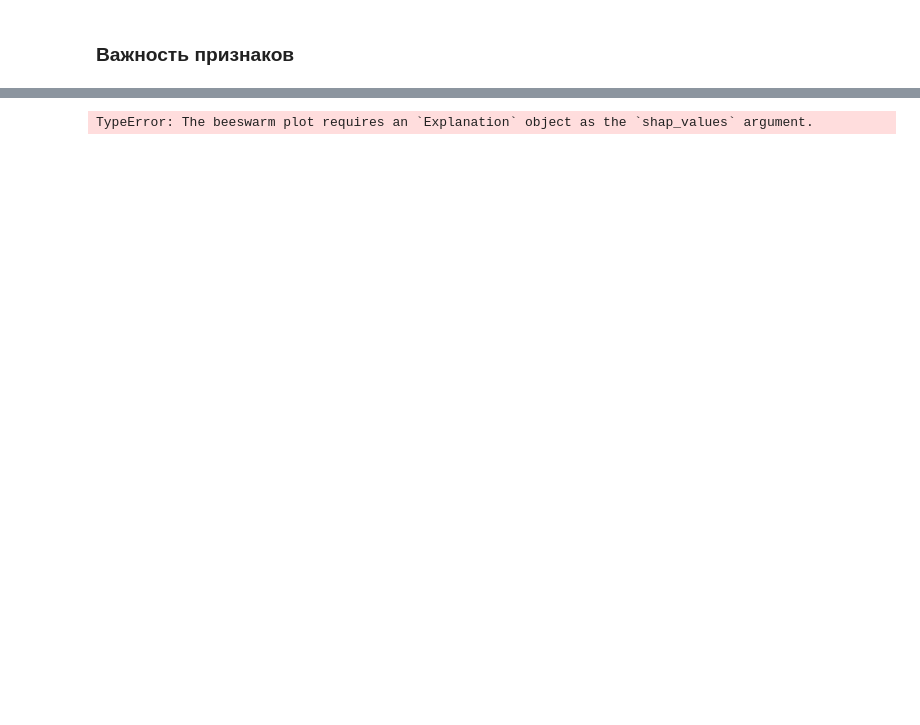
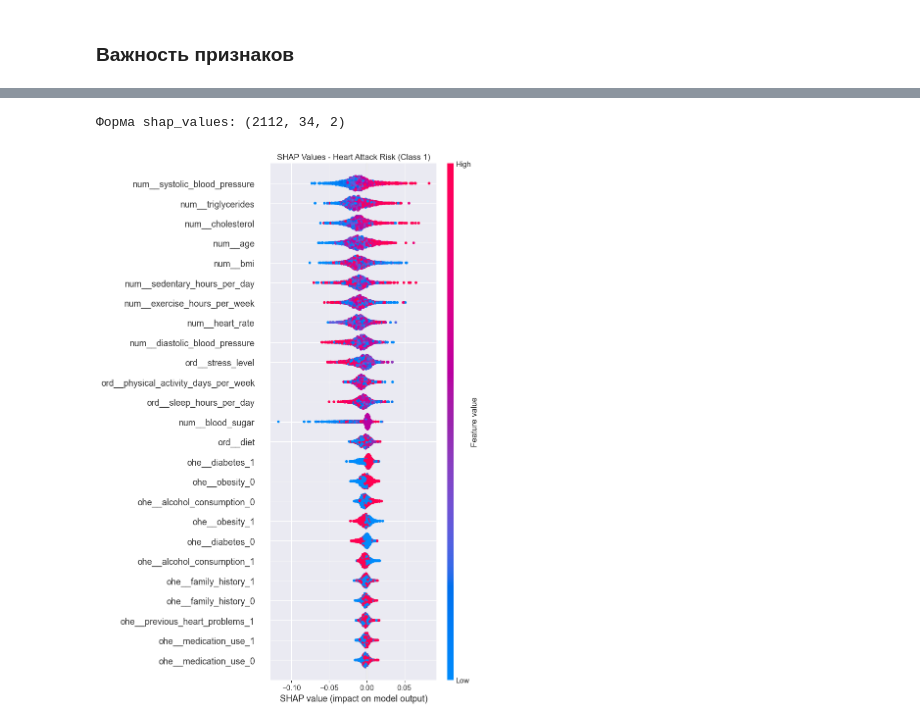
Before and after one commit to olga-tor/Heart_attack, a Jupyter notebook: Project_heart_atttack.ipynb, the cells around one changed output, grey strips where cells are left out. Saved outputs shown, nothing was run; the diff lists cells and outputs as text; code cells hidden in the pictures; blank space fills up the shorter version.

```diff
--- a/Project_heart_atttack.ipynb
+++ b/Project_heart_atttack.ipynb
@@ -1479,18 +1463,26 @@ X_train_shap = pd.DataFrame(
     columns= pipe_final.named_steps['preprocessor'].get_feature_names_out()
 )
 X_val_shap = pd.DataFrame(
-    pipe_final.named_steps['preprocessor'].transform(X_train),
+    pipe_final.named_steps['preprocessor'].transform(X_val),
     columns= pipe_final.named_steps['preprocessor'].get_feature_names_out()
 )
 
-model = RandomForestClassifier(class_weight='balanced', random_state=42, n_estimators=100, min_samples_split=3, max_features='log2', max_depth=30)
-model.fit(X_train_shap, y_train)
-explainer = shap.TreeExplainer(model)
+best_model.fit(X_train_shap, y_train)
+explainer = shap.TreeExplainer(best_model.named_steps['models'])
 shap_values = explainer.shap_values(X_val_shap, check_additivity=False)
 # %% [output]
 [interactive output not drawn]
 # %%
-shap.plots.beeswarm(shap_values[:,:,1], max_display = 25)
+print(f"Форма shap_values: {shap_values.shape}")
+
+shap_values_risk = shap_values[:, :, 1]
+
+plt.figure(figsize=(10, 8))
+shap.summary_plot(shap_values_risk, X_val_shap, plot_type="dot", show=False, max_display=25)
+plt.title("SHAP Values - Heart Attack Risk (Class 1)")
+plt.tight_layout()
+plt.show()
 # %% [output]
-TypeError: The beeswarm plot requires an `Explanation` object as the `shap_values` argument.
+Форма shap_values: (2112, 34, 2)
+[figure, added]
 # %%
```
Also changed, not shown: parts of 32 cells of this notebook.
